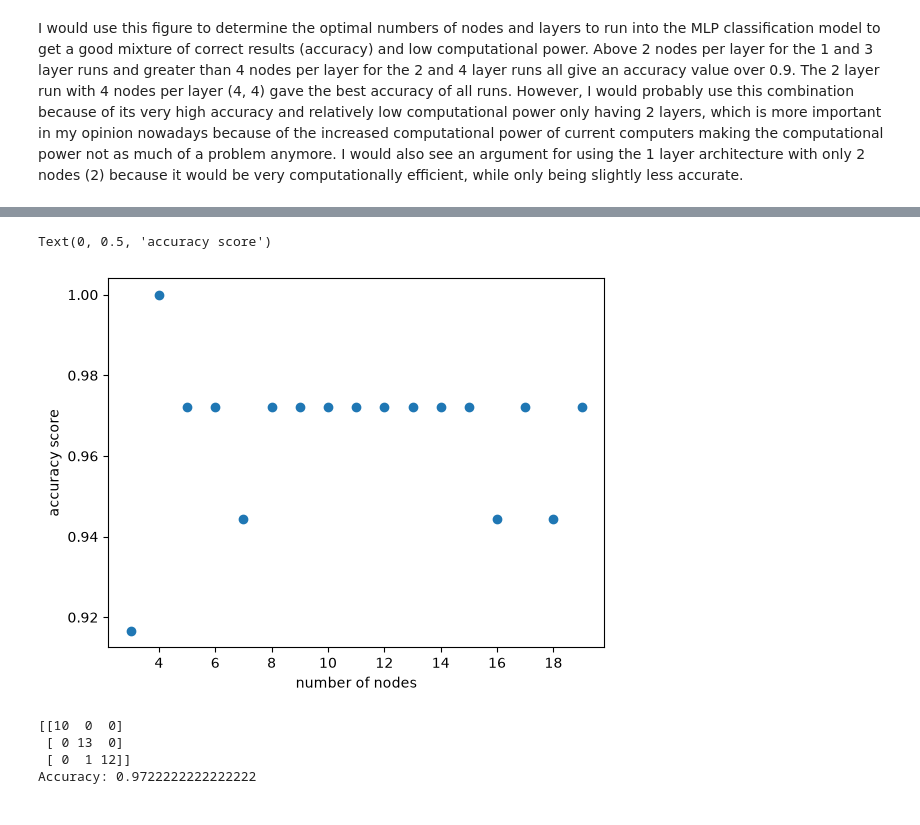
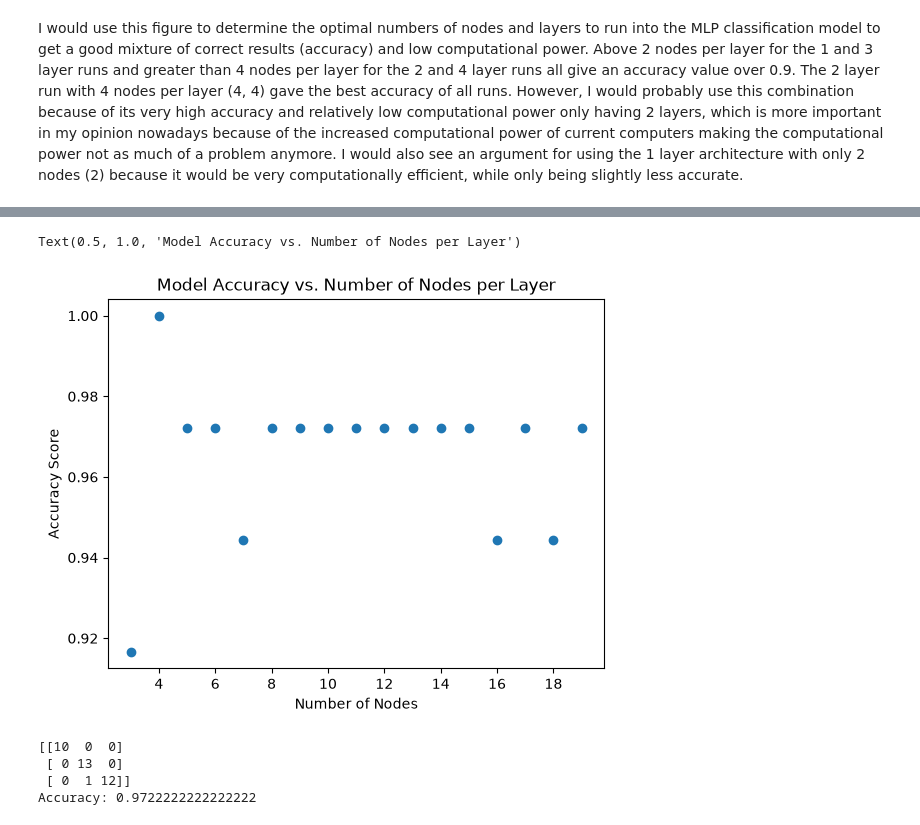
Before and after one commit to jacobtgallaher/OEAS805, a Jupyter notebook: NOTEBOOKS/HW4_ML_Classification.ipynb, the cells around one changed output, grey strips where cells are left out. Cells and saved outputs as stored; diff of their text form; code cells hidden in the pictures.

```diff
--- a/NOTEBOOKS/HW4_ML_Classification.ipynb
+++ b/NOTEBOOKS/HW4_ML_Classification.ipynb
@@ -256,13 +272,14 @@ for l in l_range:
 18
 19
 # %%
-# Plot the model accuracy for each value of k
+# Plot the model accuracy for each value of l
 plt.scatter(l_range,scores_list)
-plt.xlabel('number of nodes')
-plt.ylabel('accuracy score')
+plt.xlabel('Number of Nodes')
+plt.ylabel('Accuracy Score')
+plt.title('Model Accuracy vs. Number of Nodes per Layer')
 # %% [output]
-Text(0, 0.5, 'accuracy score')
+Text(0.5, 1.0, 'Model Accuracy vs. Number of Nodes per Layer')
-[figure, old version]
+[figure, new version]
 # %%
 # Now build the neural network using MLPClassifier
 # MLPClassifier stands for Multi-layer Perceptron classifier
```
Also changed, not shown: parts of 28 cells of this notebook, 2 other files.
